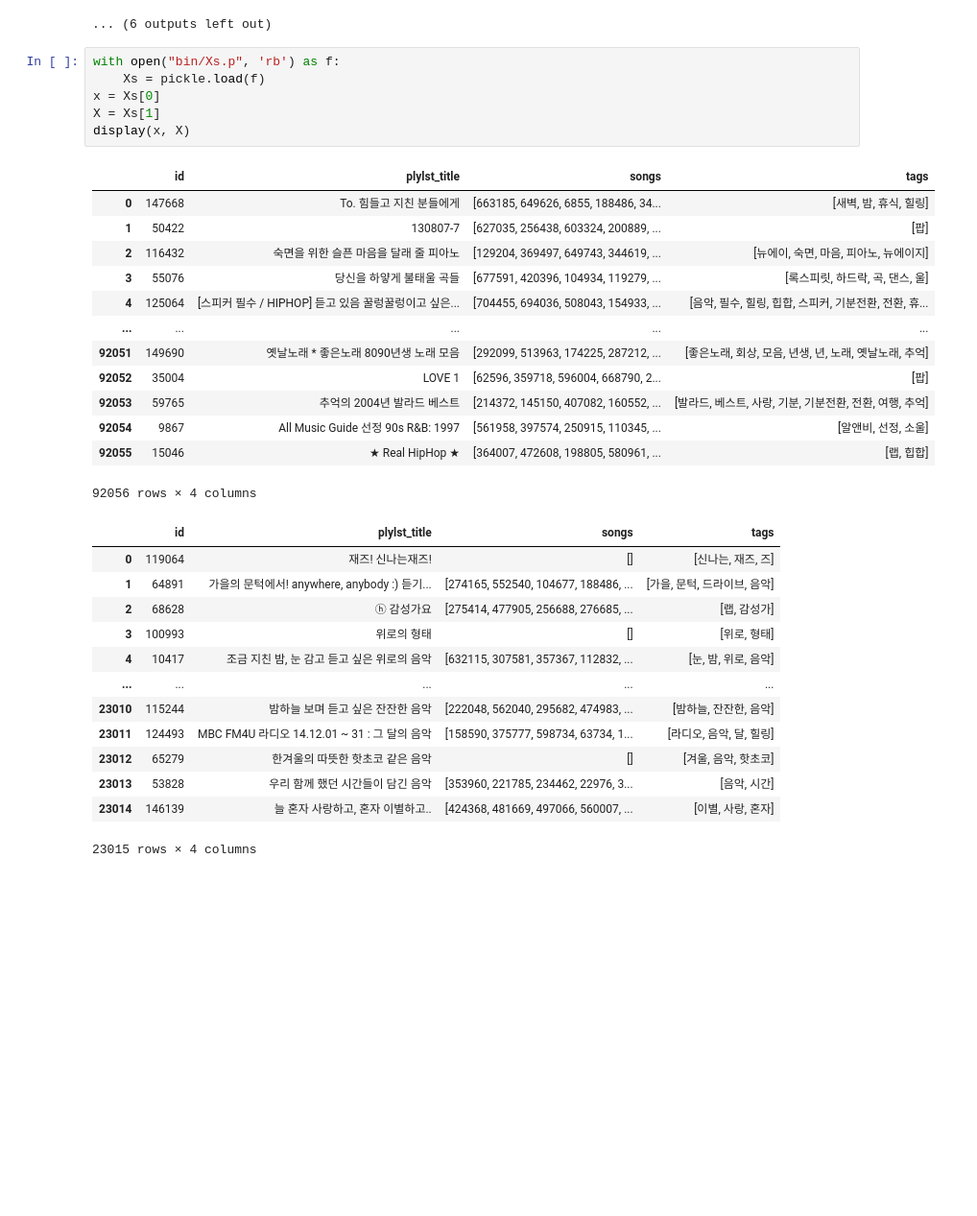
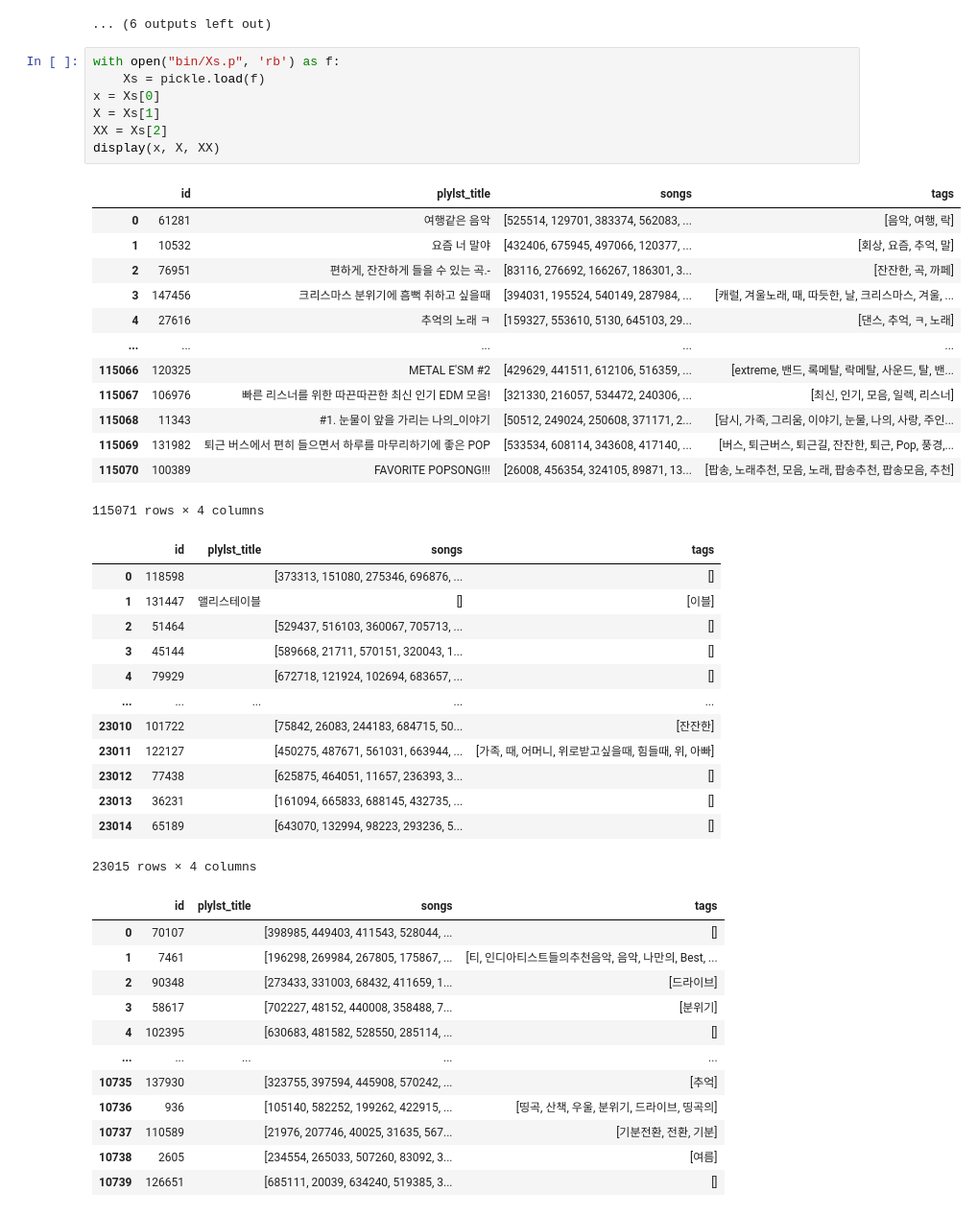
Before and after one commit to jehunyoo/Melon-Playlist-Continuation, a Jupyter notebook: LightKNN.ipynb, the cells around one changed output. Shown: that part at 96% size. Cells and saved outputs as stored; diff of their text form; blank space fills up the shorter version.

```diff
--- a/LightKNN.ipynb
+++ b/LightKNN.ipynb
@@ -116,33 +121,46 @@ Length: 254, dtype: object
 # %%
 with open("bin/Xs.p", 'rb') as f:
     Xs = pickle.load(f)
 x = Xs[0]
 X = Xs[1]
-display(x, X)
+XX = Xs[2]
+display(x, X, XX)
 # %% [output]
 |  | id | plylst_title | songs | tags |
-| 0 | 147668 | To. 힘들고 지친 분들에게 | [663185, 649626, 6855, 188486, 34... | [새벽, 밤, 휴식, 힐링] |
-| 1 | 50422 | 130807-7 | [627035, 256438, 603324, 200889, ... | [팝] |
-| 2 | 116432 | 숙면을 위한 슬픈 마음을 달래 줄 피아노 | [129204, 369497, 649743, 344619, ... | [뉴에이, 숙면, 마음, 피아노, 뉴에이지] |
-| 3 | 55076 | 당신을 하얗게 불태울 곡들 | [677591, 420396, 104934, 119279, ... | [록스피릿, 하드락, 곡, 댄스, 울] |
-| 4 | 125064 | [스피커 필수 / HIPHOP] 듣고 있음 꿀렁꿀렁이고 싶은... | [704455, 694036, 508043, 154933, ... | [음악, 필수, 힐링, 힙합, 스피커, 기분전환, 전환, 휴... |
+| 0 | 61281 | 여행같은 음악 | [525514, 129701, 383374, 562083, ... | [음악, 여행, 락] |
+| 1 | 10532 | 요즘 너 말야 | [432406, 675945, 497066, 120377, ... | [회상, 요즘, 추억, 말] |
+| 2 | 76951 | 편하게, 잔잔하게 들을 수 있는 곡.- | [83116, 276692, 166267, 186301, 3... | [잔잔한, 곡, 까페] |
+| 3 | 147456 | 크리스마스 분위기에 흠뻑 취하고 싶을때 | [394031, 195524, 540149, 287984, ... | [캐럴, 겨울노래, 때, 따듯한, 날, 크리스마스, 겨울, ... |
+| 4 | 27616 | 추억의 노래 ㅋ | [159327, 553610, 5130, 645103, 29... | [댄스, 추억, ㅋ, 노래] |
 | ... | ... | ... | ... | ... |
-| 92051 | 149690 | 옛날노래 * 좋은노래 8090년생 노래 모음 | [292099, 513963, 174225, 287212, ... | [좋은노래, 회상, 모음, 년생, 년, 노래, 옛날노래, 추억] |
-| 92052 | 35004 | LOVE 1 | [62596, 359718, 596004, 668790, 2... | [팝] |
-| 92053 | 59765 | 추억의 2004년 발라드 베스트 | [214372, 145150, 407082, 160552, ... | [발라드, 베스트, 사랑, 기분, 기분전환, 전환, 여행, 추억] |
-| 92054 | 9867 | All Music Guide 선정 90s R&B: 1997 | [561958, 397574, 250915, 110345, ... | [알앤비, 선정, 소울] |
-| 92055 | 15046 | ★ Real HipHop ★ | [364007, 472608, 198805, 580961, ... | [랩, 힙합] |
+| 115066 | 120325 | METAL E'SM #2 | [429629, 441511, 612106, 516359, ... | [extreme, 밴드, 록메탈, 락메탈, 사운드, 탈, 밴... |
+| 115067 | 106976 | 빠른 리스너를 위한 따끈따끈한 최신 인기 EDM 모음! | [321330, 216057, 534472, 240306, ... | [최신, 인기, 모음, 일렉, 리스너] |
+| 115068 | 11343 | #1. 눈물이 앞을 가리는 나의_이야기 | [50512, 249024, 250608, 371171, 2... | [담시, 가족, 그리움, 이야기, 눈물, 나의, 사랑, 주인... |
+| 115069 | 131982 | 퇴근 버스에서 편히 들으면서 하루를 마무리하기에 좋은 POP | [533534, 608114, 343608, 417140, ... | [버스, 퇴근버스, 퇴근길, 잔잔한, 퇴근, Pop, 풍경,... |
+| 115070 | 100389 | FAVORITE POPSONG!!! | [26008, 456354, 324105, 89871, 13... | [팝송, 노래추천, 모음, 노래, 팝송추천, 팝송모음, 추천] |
-92056 rows × 4 columns
+115071 rows × 4 columns
 |  | id | plylst_title | songs | tags |
-| 0 | 119064 | 재즈! 신나는재즈! | [] | [신나는, 재즈, 즈] |
-| 1 | 64891 | 가을의 문턱에서! anywhere, anybody :) 듣기... | [274165, 552540, 104677, 188486, ... | [가을, 문턱, 드라이브, 음악] |
-| 2 | 68628 | ⓗ 감성가요 | [275414, 477905, 256688, 276685, ... | [랩, 감성가] |
-| 3 | 100993 | 위로의 형태 | [] | [위로, 형태] |
-| 4 | 10417 | 조금 지친 밤, 눈 감고 듣고 싶은 위로의 음악 | [632115, 307581, 357367, 112832, ... | [눈, 밤, 위로, 음악] |
+| 0 | 118598 |  | [373313, 151080, 275346, 696876, ... | [] |
+| 1 | 131447 | 앨리스테이블 | [] | [이블] |
+| 2 | 51464 |  | [529437, 516103, 360067, 705713, ... | [] |
+| 3 | 45144 |  | [589668, 21711, 570151, 320043, 1... | [] |
+| 4 | 79929 |  | [672718, 121924, 102694, 683657, ... | [] |
 | ... | ... | ... | ... | ... |
-| 23010 | 115244 | 밤하늘 보며 듣고 싶은 잔잔한 음악 | [222048, 562040, 295682, 474983, ... | [밤하늘, 잔잔한, 음악] |
-| 23011 | 124493 | MBC FM4U 라디오 14.12.01 ~ 31 : 그 달의 음악 | [158590, 375777, 598734, 63734, 1... | [라디오, 음악, 달, 힐링] |
-| 23012 | 65279 | 한겨울의 따뜻한 핫초코 같은 음악 | [] | [겨울, 음악, 핫초코] |
-| 23013 | 53828 | 우리 함께 했던 시간들이 담긴 음악 | [353960, 221785, 234462, 22976, 3... | [음악, 시간] |
-| 23014 | 146139 | 늘 혼자 사랑하고, 혼자 이별하고.. | [424368, 481669, 497066, 560007, ... | [이별, 사랑, 혼자] |
+| 23010 | 101722 |  | [75842, 26083, 244183, 684715, 50... | [잔잔한] |
+| 23011 | 122127 |  | [450275, 487671, 561031, 663944, ... | [가족, 때, 어머니, 위로받고싶을때, 힘들때, 위, 아빠] |
+| 23012 | 77438 |  | [625875, 464051, 11657, 236393, 3... | [] |
+| 23013 | 36231 |  | [161094, 665833, 688145, 432735, ... | [] |
+| 23014 | 65189 |  | [643070, 132994, 98223, 293236, 5... | [] |
 23015 rows × 4 columns
+|  | id | plylst_title | songs | tags |
+| 0 | 70107 |  | [398985, 449403, 411543, 528044, ... | [] |
+| 1 | 7461 |  | [196298, 269984, 267805, 175867, ... | [티, 인디아티스트들의추천음악, 음악, 나만의, Best, ... |
+| 2 | 90348 |  | [273433, 331003, 68432, 411659, 1... | [드라이브] |
+| 3 | 58617 |  | [702227, 48152, 440008, 358488, 7... | [분위기] |
+| 4 | 102395 |  | [630683, 481582, 528550, 285114, ... | [] |
+| ... | ... | ... | ... | ... |
+| 10735 | 137930 |  | [323755, 397594, 445908, 570242, ... | [추억] |
+| 10736 | 936 |  | [105140, 582252, 199262, 422915, ... | [띵곡, 산책, 우울, 분위기, 드라이브, 띵곡의] |
+| 10737 | 110589 |  | [21976, 207746, 40025, 31635, 567... | [기분전환, 전환, 기분] |
+| 10738 | 2605 |  | [234554, 265033, 507260, 83092, 3... | [여름] |
+| 10739 | 126651 |  | [685111, 20039, 634240, 519385, 3... | [] |
```
Also changed, not shown: parts of 12 cells of this notebook.
